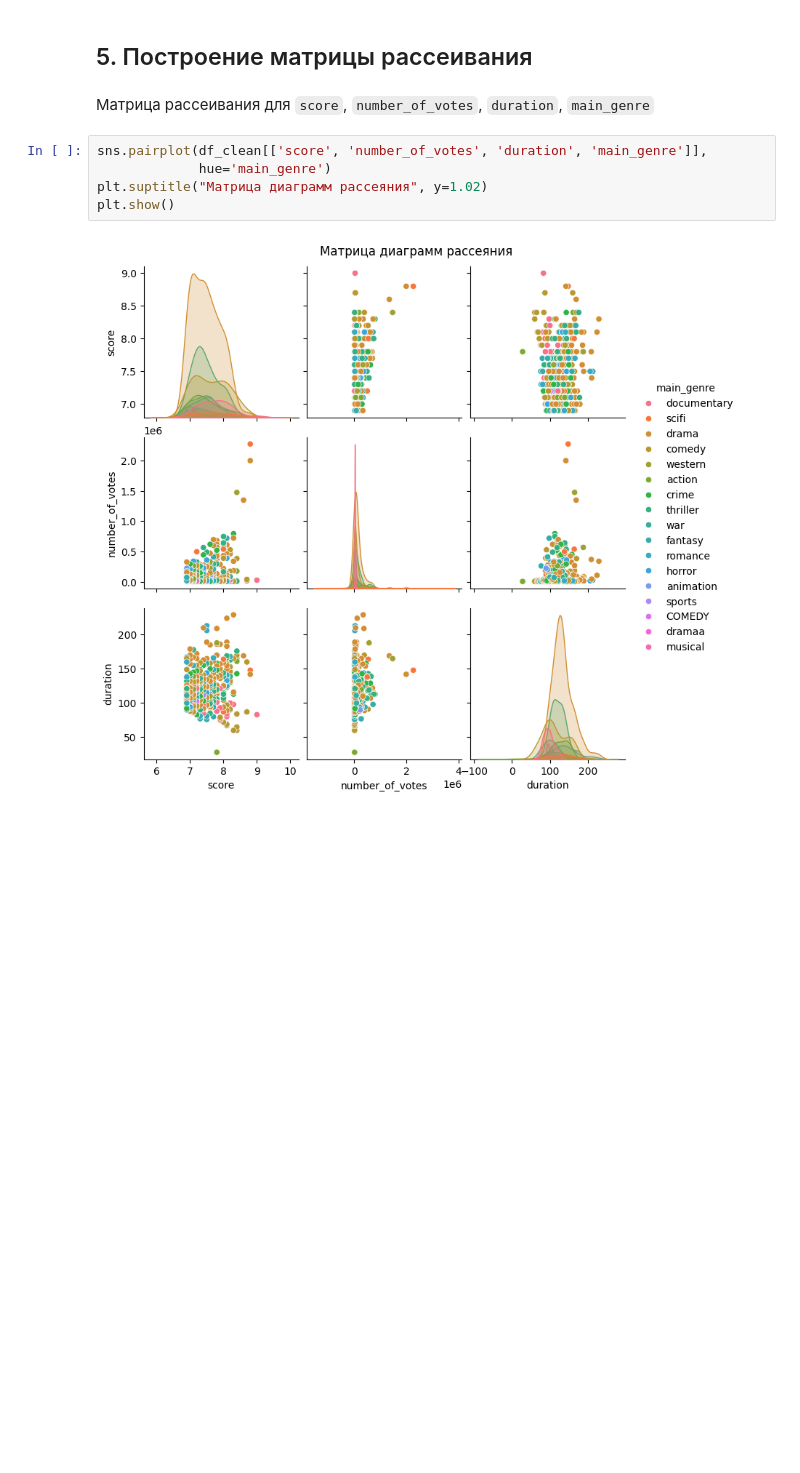
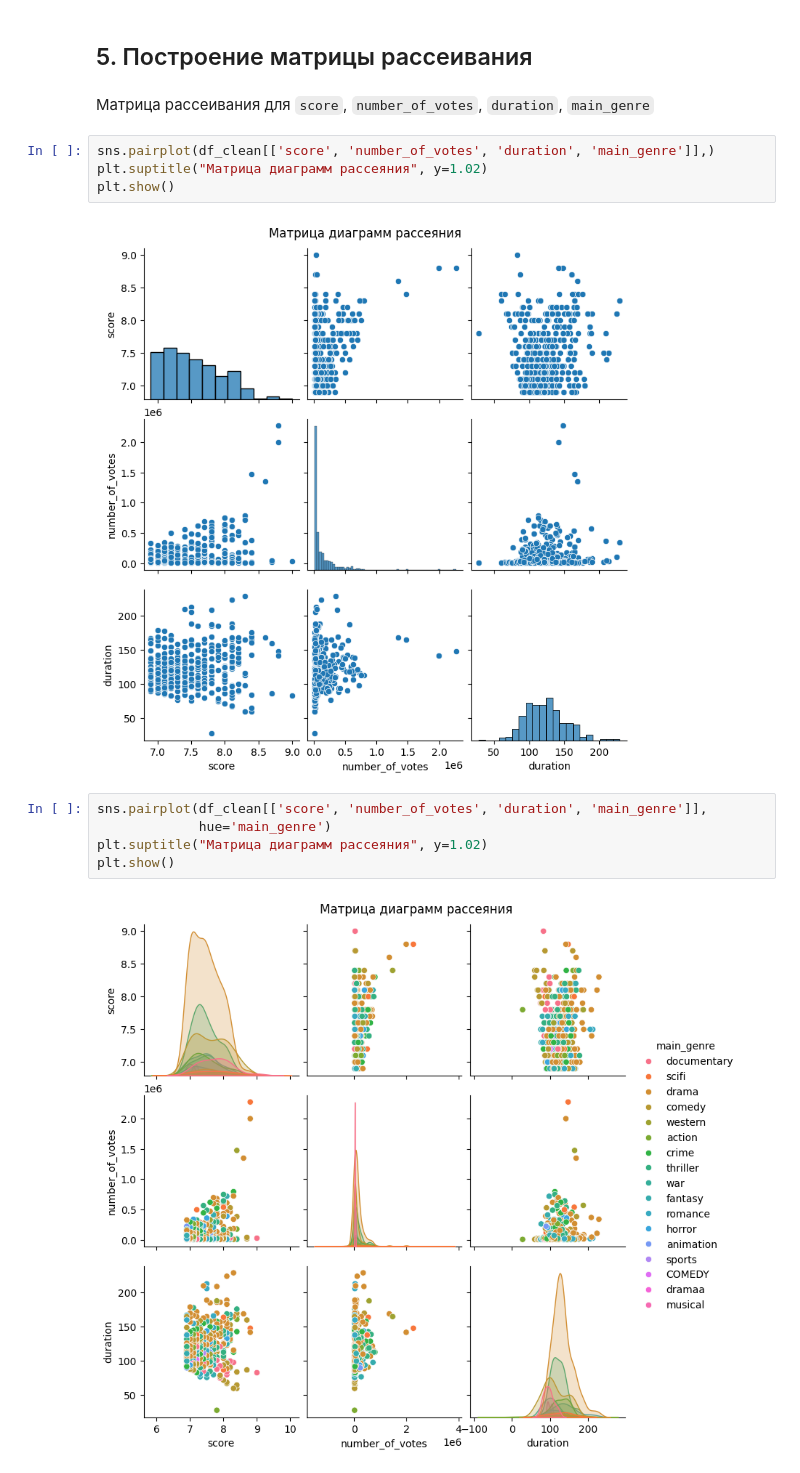
Before and after one commit to ascom8/data_analysis, a Jupyter notebook: LR2_Smirnov_5.ipynb, the cells around one changed output. Drawn from its saved outputs; the diff is of its cells as text; blank space fills up the shorter version.

````diff
--- a/LR2_Smirnov_5.ipynb
+++ b/LR2_Smirnov_5.ipynb
@@ -252,6 +252,12 @@ dtype: object
 ## 5. Построение матрицы рассеивания
 # %% [markdown]
 Матрица рассеивания для ```score```, ```number_of_votes```, ```duration```, ```main_genre```
+# %%
+sns.pairplot(df_clean[['score', 'number_of_votes', 'duration', 'main_genre']],)
+plt.suptitle("Матрица диаграмм рассеяния", y=1.02)
+plt.show()
+# %% [output]
+[figure, added]
 # %%
 sns.pairplot(df_clean[['score', 'number_of_votes', 'duration', 'main_genre']],
              hue='main_genre')
````
Also changed, not shown: parts of 14 cells of this notebook.
